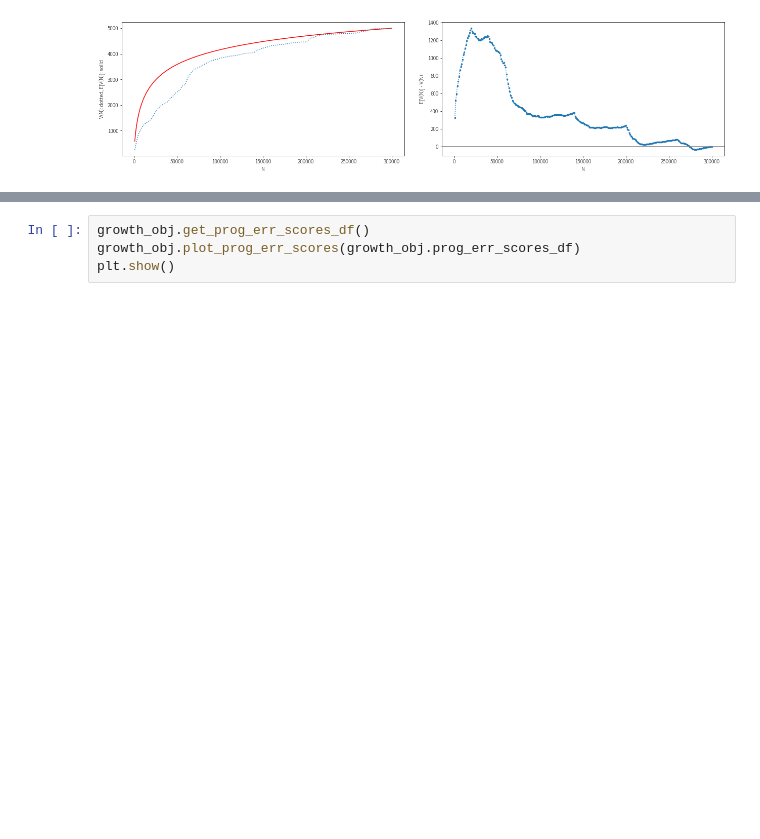
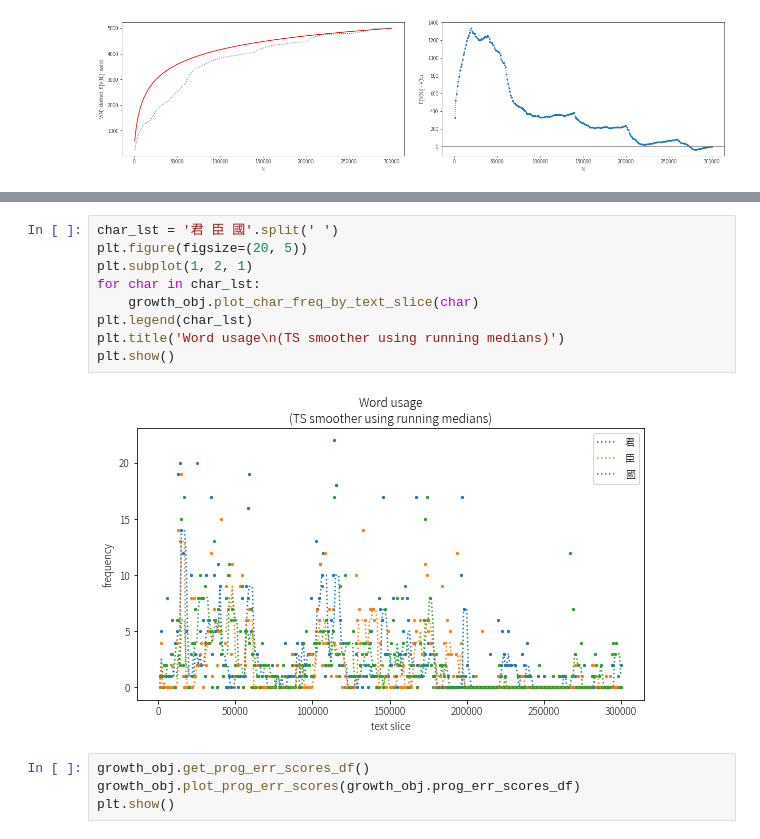
Before and after one commit to lopentu/cck, a Jupyter notebook: etc/vocab_growth_diachronic.ipynb, the cells around one changed output, grey strips where cells are left out. Cells and saved outputs as stored; diff of their text form; blank space fills up the shorter version.

```diff
--- a/etc/vocab_growth_diachronic.ipynb
+++ b/etc/vocab_growth_diachronic.ipynb
@@ -84,3 +80,14 @@ plt.show()
+# %%
+char_lst = '君 臣 國'.split(' ')
+plt.figure(figsize=(20, 5))
+plt.subplot(1, 2, 1)
+for char in char_lst:
+    growth_obj.plot_char_freq_by_text_slice(char)
+plt.legend(char_lst)
+plt.title('Word usage\n(TS smoother using running medians)')
+plt.show()
+# %% [output]
+[figure, added]
 # %%
 growth_obj.get_prog_err_scores_df()
 growth_obj.plot_prog_err_scores(growth_obj.prog_err_scores_df)
```
Also changed, not shown: parts of 2 cells of this notebook.
